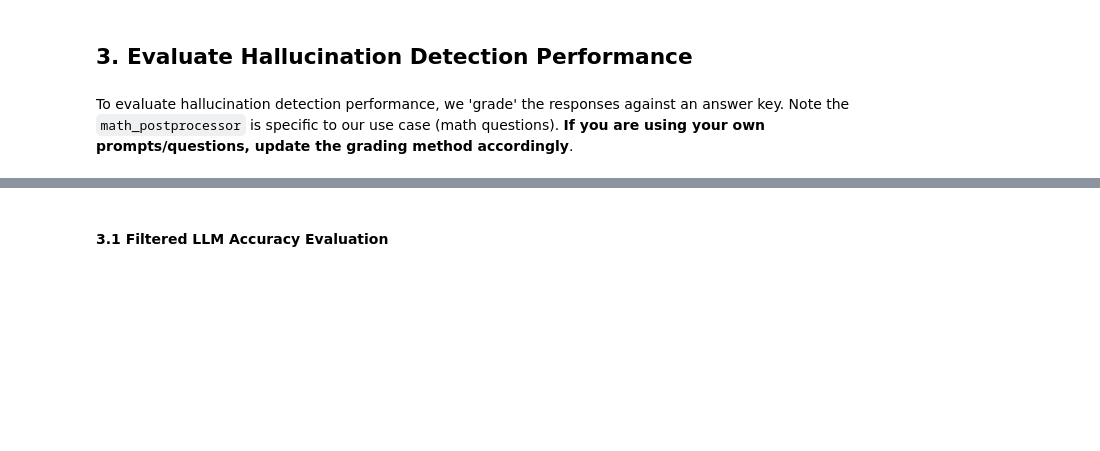
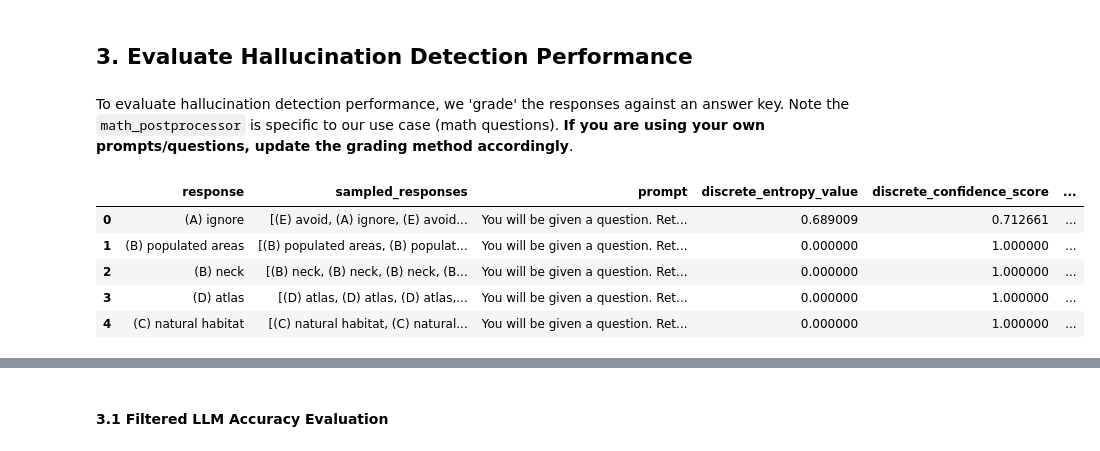
Before and after one commit to nagyist/uqlm, a Jupyter notebook: examples/semantic_entropy_demo.ipynb, the cells around one changed output, grey strips where cells are left out. Cells and saved outputs as stored; diff of their text form; code cells hidden in the pictures; blank space fills up the shorter version.

```diff
--- a/examples/semantic_entropy_demo.ipynb
+++ b/examples/semantic_entropy_demo.ipynb
@@ -334,3 +305,27 @@ result_df["response_correct"] = [check_letter_match(r,a) for r, a in zip(result_
+# %%
+# Populate correct answers and grade responses
+def short_answer_grader(response: str, possible_answers) -> bool:
+    """Check entailment of possible answers in a response"""
+    # convert string to list if needed
+    if isinstance(possible_answers, str):
+        possible_answers = [possible_answers]
+    #  iterate over the list items
+    for s in possible_answers:
+        if s.lower() in response.lower():
+            return True
+    return False
+
+
+result_df["answer"] = csqa.answer
+result_df["response_correct"] = [short_answer_grader(r, a) for r, a in zip(result_df["response"], csqa["answer"])]
+result_df.head(5)
+# %% [output]
+|  | response | sampled_responses | prompt | discrete_entropy_value | discrete_confidence_score | ... |
+| 0 | (A) ignore | [(E) avoid, (A) ignore, (E) avoid... | You will be given a question. Ret... | 0.689009 | 0.712661 | ... |
+| 1 | (B) populated areas | [(B) populated areas, (B) populat... | You will be given a question. Ret... | 0.000000 | 1.000000 | ... |
+| 2 | (B) neck | [(B) neck, (B) neck, (B) neck, (B... | You will be given a question. Ret... | 0.000000 | 1.000000 | ... |
+| 3 | (D) atlas | [(D) atlas, (D) atlas, (D) atlas,... | You will be given a question. Ret... | 0.000000 | 1.000000 | ... |
+| 4 | (C) natural habitat | [(C) natural habitat, (C) natural... | You will be given a question. Ret... | 0.000000 | 1.000000 | ... |
 # %%
 print(f"""Baseline LLM accuracy: {np.mean(result_df["response_correct"])}""")
 # %% [output]
```
Also changed, not shown: parts of 16 cells of this notebook, 3 other files.
